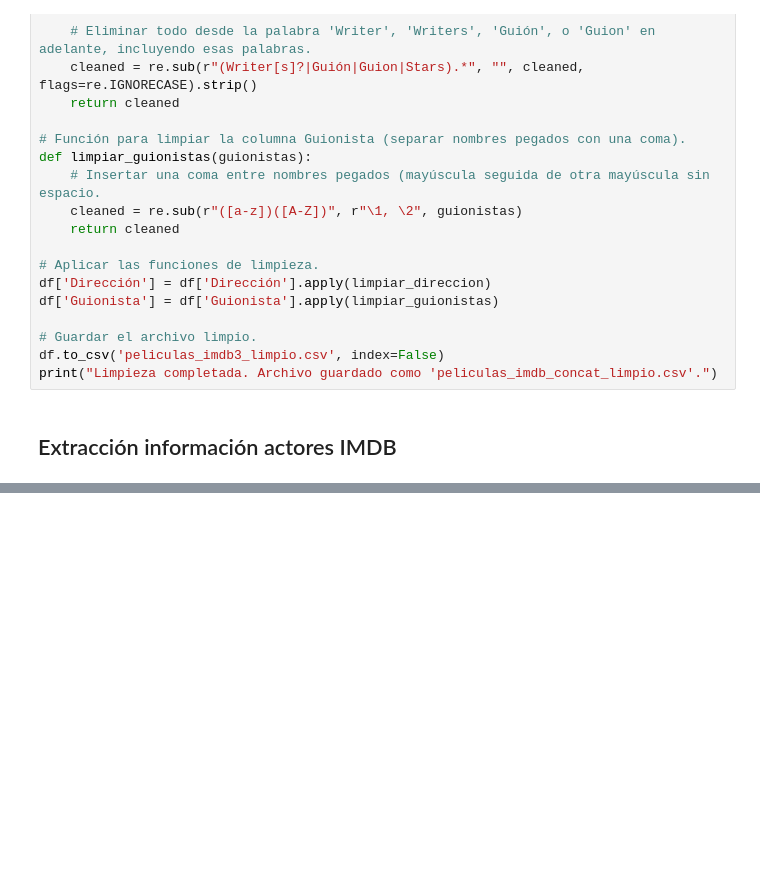
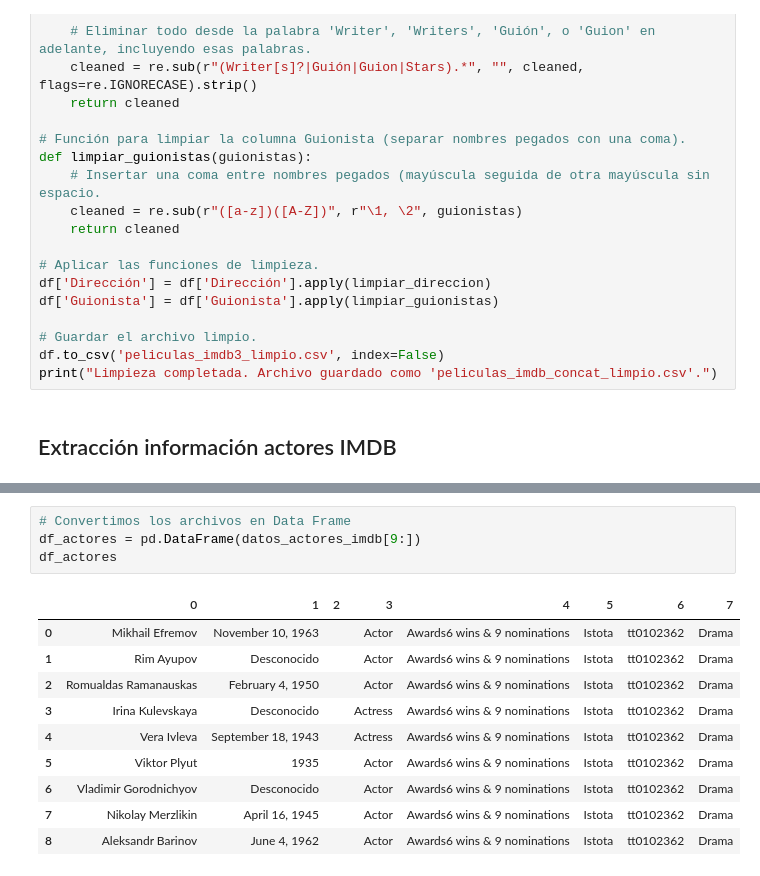
Before and after one commit to mariaie896/proyecto-da-promo-j-modulo-2-team-cinema-data, a Jupyter notebook: fase1_sprint2_API_Selenium_movies_actores.ipynb, the cells around one changed output, grey strips where cells are left out. Cells and saved outputs as stored; diff of their text form; blank space fills up the shorter version.

Commit message:
codigo actores con prueba de extraccion obras

```diff
--- a/fase1_sprint2_API_Selenium_movies_actores.ipynb
+++ b/fase1_sprint2_API_Selenium_movies_actores.ipynb
@@ -486,0 +512,15 @@ Roles Actress
+# %%
+# Convertimos los archivos en Data Frame
+df_actores = pd.DataFrame(datos_actores_imdb[9:])
+df_actores
+# %% [output]
+|  | 0 | 1 | 2 | 3 | 4 | 5 | 6 | 7 |
+| 0 | Mikhail Efremov | November 10, 1963 |  | Actor | Awards6 wins & 9 nominations | Istota | tt0102362 | Drama |
+| 1 | Rim Ayupov | Desconocido |  | Actor | Awards6 wins & 9 nominations | Istota | tt0102362 | Drama |
+| 2 | Romualdas Ramanauskas | February 4, 1950 |  | Actor | Awards6 wins & 9 nominations | Istota | tt0102362 | Drama |
+| 3 | Irina Kulevskaya | Desconocido |  | Actress | Awards6 wins & 9 nominations | Istota | tt0102362 | Drama |
+| 4 | Vera Ivleva | September 18, 1943 |  | Actress | Awards6 wins & 9 nominations | Istota | tt0102362 | Drama |
+| 5 | Viktor Plyut | 1935 |  | Actor | Awards6 wins & 9 nominations | Istota | tt0102362 | Drama |
+| 6 | Vladimir Gorodnichyov | Desconocido |  | Actor | Awards6 wins & 9 nominations | Istota | tt0102362 | Drama |
+| 7 | Nikolay Merzlikin | April 16, 1945 |  | Actor | Awards6 wins & 9 nominations | Istota | tt0102362 | Drama |
+| 8 | Aleksandr Barinov | June 4, 1962 |  | Actor | Awards6 wins & 9 nominations | Istota | tt0102362 | Drama |
```
Also changed, not shown: parts of 6 cells of this notebook.
